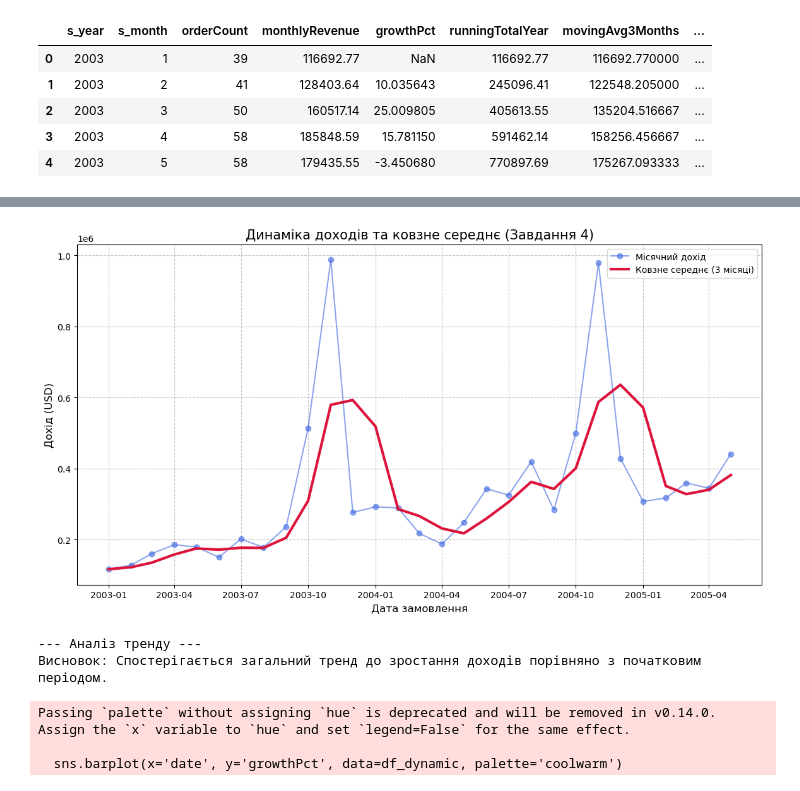
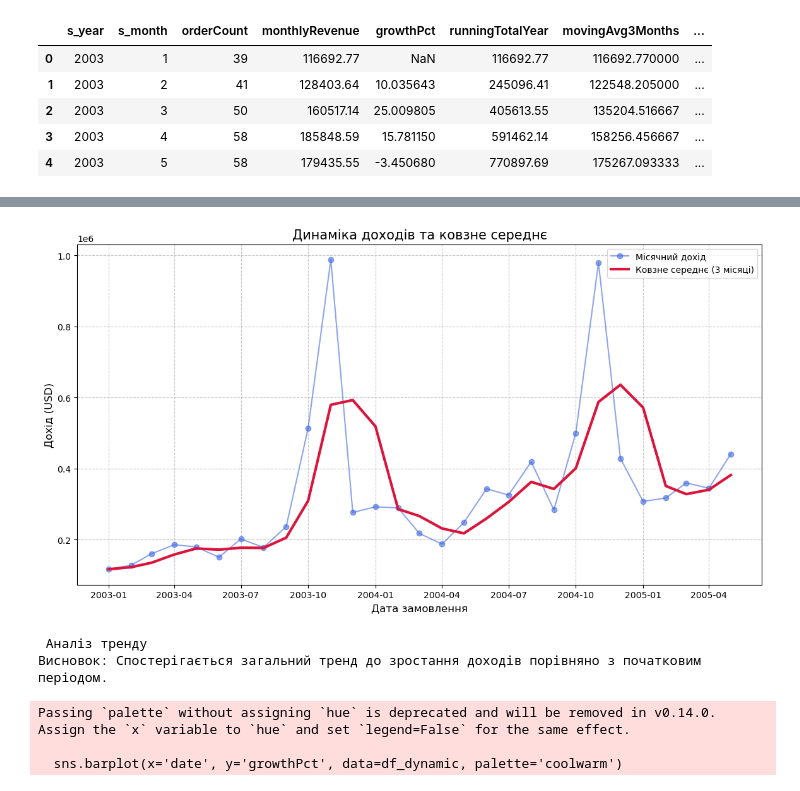
Before and after one commit to switlanakostyuk-ctrl/Apollo, a Jupyter notebook: my_script.ipynb, the cells around one changed output, grey strips where cells are left out. Drawn from its saved outputs; the diff is of its cells as text; code cells hidden in the pictures.

```diff
--- a/my_script.ipynb
+++ b/my_script.ipynb
@@ -45,6 +30,0 @@ connection_url = (
-# %%
-# Створення двигуна, передаючи специфічні налаштування через connect_args
-engine = create_engine(
-    connection_url,
-
-)
@@ -439,3 +319,6 @@ display(df_dynamic.head())
 | 2 | 2003 | 3 | 50 | 160517.14 | 25.009805 | 405613.55 | 135204.516667 | ... |
 | 3 | 2003 | 4 | 58 | 185848.59 | 15.781150 | 591462.14 | 158256.456667 | ... |
 | 4 | 2003 | 5 | 58 | 179435.55 | -3.450680 | 770897.69 | 175267.093333 | ... |
+# %%
+df_dynamic['date'] = pd.to_datetime(df_dynamic['date'])
+df_dynamic.sort_values('date').tail(10)
@@ -442,37 +337,39 @@ display(df_dynamic.head())
+# %%
+df_dynamic = df_dynamic[df_dynamic['date'] < '2006-01-01']
 # %%
-# 2. лінійний графік доходу та ковзного середнього
+# лінійний графік доходу та ковзного середнього
 plt.figure(figsize=(14, 7))
 
 # Основна лінія доходу
 plt.plot(df_dynamic['date'], df_dynamic['monthlyRevenue'],
          marker='o', linestyle='-', color='royalblue', label='Місячний дохід', alpha=0.6)
 
 # Лінія ковзного середнього (Moving Average)
 plt.plot(df_dynamic['date'], df_dynamic['movingAvg3Months'],
          color='crimson', linewidth=3, label='Ковзне середнє (3 місяці)')
 
 # Оформлення
-plt.title('Динаміка доходів та ковзне середнє (Завдання 4)', fontsize=15)
+plt.title('Динаміка доходів та ковзне середнє', fontsize=15)
 plt.xlabel('Дата замовлення', fontsize=12)
 plt.ylabel('Дохід (USD)', fontsize=12)
 plt.grid(True, linestyle='--', alpha=0.7)
 plt.legend()
 
 #  heatmap для висновків
 plt.show()
 
 # Розрахунок тренду для висновку
 last_year_avg = df_dynamic[df_dynamic['s_year'] == df_dynamic['s_year'].max()]['monthlyRevenue'].mean()
 first_year_avg = df_dynamic[df_dynamic['s_year'] == df_dynamic['s_year'].min()]['monthlyRevenue'].mean()
 
-print(f"--- Аналіз тренду ---")
+print(f" Аналіз тренду ")
 if last_year_avg > first_year_avg:
     print("Висновок: Спостерігається загальний тренд до зростання доходів порівняно з початковим періодом.")
 else:
     print("Висновок: Чіткого тренду до зростання не виявлено або спостерігається спад.")
 # %% [output]
-[figure, old version]
+[figure, new version]
---- Аналіз тренду ---
+ Аналіз тренду
 Висновок: Спостерігається загальний тренд до зростання доходів порівняно з початковим періодом.
 # %%
 plt.figure(figsize=(14, 4))
```
Also changed, not shown: parts of 16 cells of this notebook.
